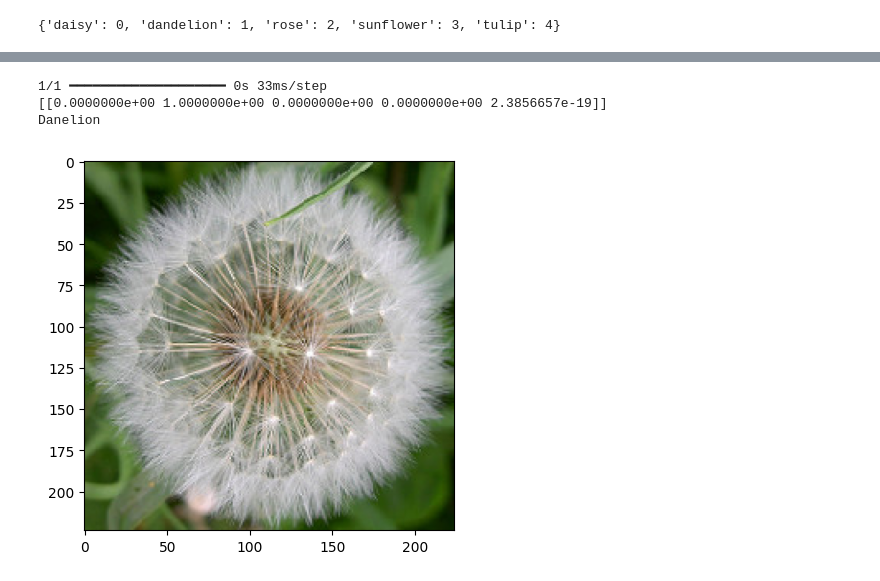
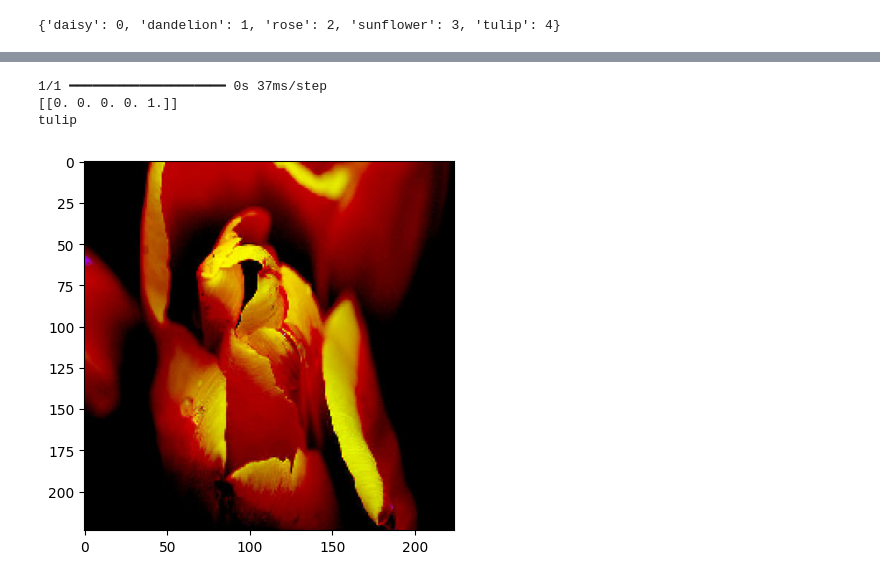
Before and after one commit to Anmolkamboz/flower-recognition-project-using-cnn-, a Jupyter notebook: new.ipynb, the cells around one changed output, grey strips where cells are left out. Drawn from its saved outputs; the diff is of its cells as text; code cells hidden in the pictures.

```diff
--- a/new.ipynb
+++ b/new.ipynb
@@ -122,7 +116,5 @@ Epoch 30/30
 # %%
 
 from tensorflow.keras.models import load_model
-model.save('Model.h5')
-
 # load model
-savedModel=load_model('Model.h5')
+savedModel=load_model('Model.keras')
@@ -165,25 +154,25 @@ Daisy
 [figure]
 # %%
 #Input image
-test_image = image.load_img('flowers/dandelion/13920113_f03e867ea7_m.jpg',target_size=(224,224))
+test_image = image.load_img('flowers/tulip/10791227_7168491604.jpg',target_size=(224,224))
 
 #For show image
 plt.imshow(test_image)
 test_image = image.img_to_array(test_image)
 test_image = np.expand_dims(test_image,axis=0)
 
 # Result array
 result = savedModel.predict(test_image)
 print(result)
 
 #Mapping result array with the main name list
 i=0
 for i in range(len(result[0])):
   if(result[0][i]==1):
     print(list_[i])
     break
 # %% [output]
-1/1 ━━━━━━━━━━━━━━━━━━━━ 0s 33ms/step
-[[0.0000000e+00 1.0000000e+00 0.0000000e+00 0.0000000e+00 2.3856657e-19]]
-Danelion
+1/1 ━━━━━━━━━━━━━━━━━━━━ 0s 37ms/step
+[[0. 0. 0. 0. 1.]]
+tulip
-[figure, old version]
+[figure, new version]
```
Also changed, not shown: parts of 6 cells of this notebook, 3 other files.
